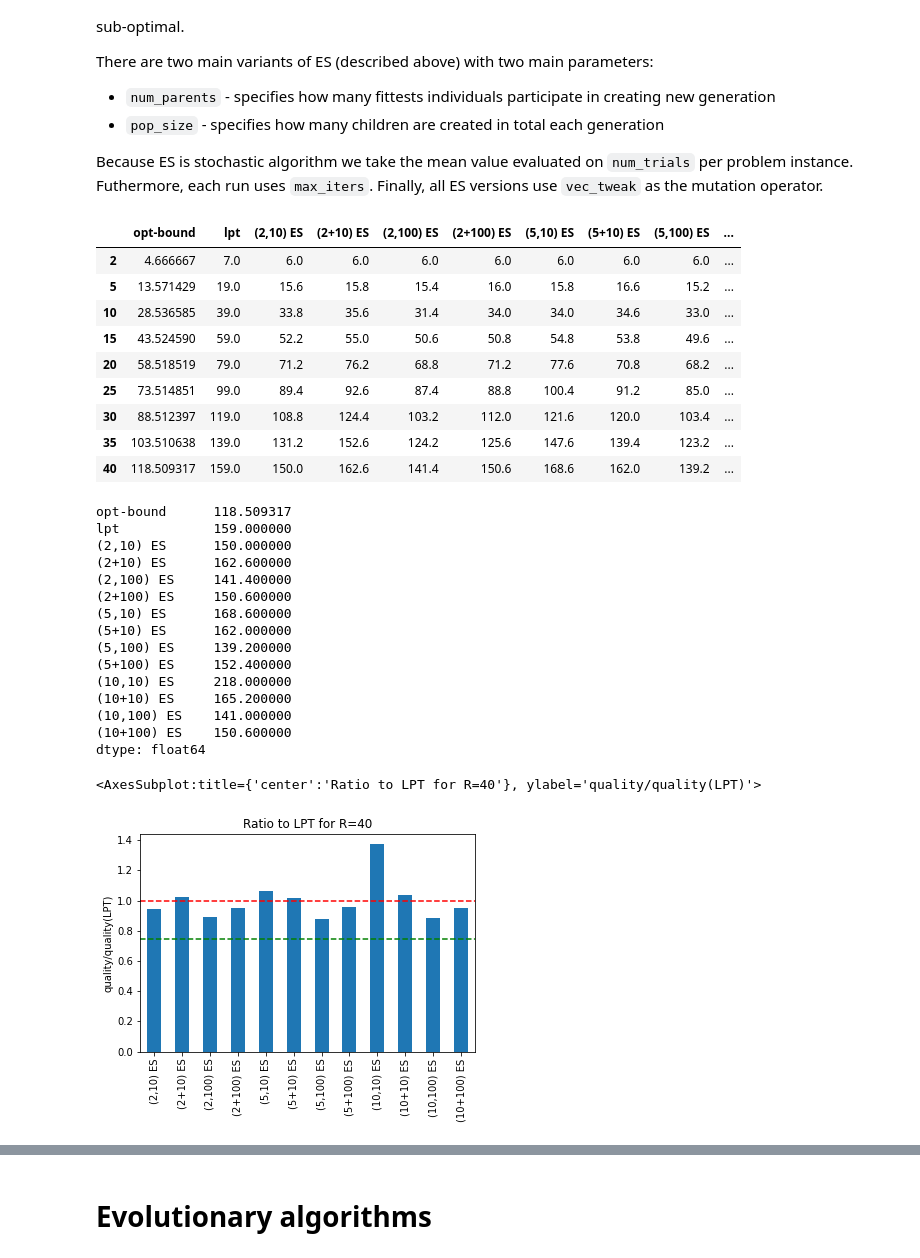
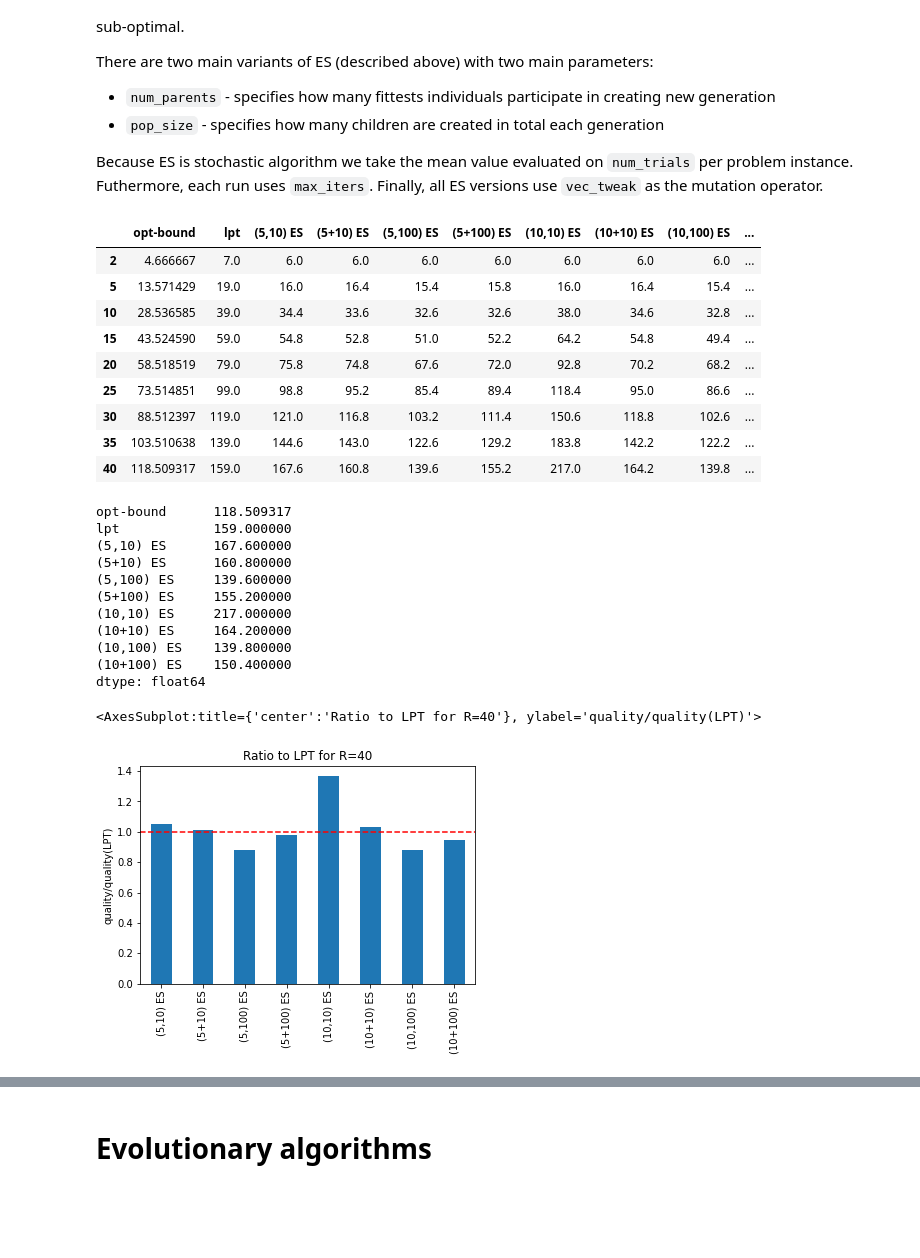
Before and after one commit to matyama/makespan-poc, a Jupyter notebook: notebooks/metaheuristics.ipynb, the cells around one changed output, grey strips where cells are left out. Drawn from its saved outputs; the diff is of its cells as text; code cells hidden in the pictures; blank space fills up the shorter version.

```diff
--- a/notebooks/metaheuristics.ipynb
+++ b/notebooks/metaheuristics.ipynb
@@ -161,7 +161,7 @@ def es_name(par, pop, elitism):
 es_df = pd.DataFrame(
     {
         es_name(num_parents, pop_size, elitism): evaluate_es(num_parents, pop_size, elitism)
-        for num_parents in [2, 5, 10]
+        for num_parents in [5, 10]
         for pop_size in [10, 100]
         for elitism in [False, True]
     },
@@ -170,45 +170,41 @@ es_df = pd.DataFrame(
 es_df = pd.concat([lpt_df, es_df], axis=1)
 es_df
 # %% [output]
-|  | opt-bound | lpt | (2,10) ES | (2+10) ES | (2,100) ES | (2+100) ES | (5,10) ES | (5+10) ES | (5,100) ES | ... |
+|  | opt-bound | lpt | (5,10) ES | (5+10) ES | (5,100) ES | (5+100) ES | (10,10) ES | (10+10) ES | (10,100) ES | ... |
 | 2 | 4.666667 | 7.0 | 6.0 | 6.0 | 6.0 | 6.0 | 6.0 | 6.0 | 6.0 | ... |
-| 5 | 13.571429 | 19.0 | 15.6 | 15.8 | 15.4 | 16.0 | 15.8 | 16.6 | 15.2 | ... |
-| 10 | 28.536585 | 39.0 | 33.8 | 35.6 | 31.4 | 34.0 | 34.0 | 34.6 | 33.0 | ... |
-| 15 | 43.524590 | 59.0 | 52.2 | 55.0 | 50.6 | 50.8 | 54.8 | 53.8 | 49.6 | ... |
-| 20 | 58.518519 | 79.0 | 71.2 | 76.2 | 68.8 | 71.2 | 77.6 | 70.8 | 68.2 | ... |
-| 25 | 73.514851 | 99.0 | 89.4 | 92.6 | 87.4 | 88.8 | 100.4 | 91.2 | 85.0 | ... |
-| 30 | 88.512397 | 119.0 | 108.8 | 124.4 | 103.2 | 112.0 | 121.6 | 120.0 | 103.4 | ... |
-| 35 | 103.510638 | 139.0 | 131.2 | 152.6 | 124.2 | 125.6 | 147.6 | 139.4 | 123.2 | ... |
-| 40 | 118.509317 | 159.0 | 150.0 | 162.6 | 141.4 | 150.6 | 168.6 | 162.0 | 139.2 | ... |
+| 5 | 13.571429 | 19.0 | 16.0 | 16.4 | 15.4 | 15.8 | 16.0 | 16.4 | 15.4 | ... |
+| 10 | 28.536585 | 39.0 | 34.4 | 33.6 | 32.6 | 32.6 | 38.0 | 34.6 | 32.8 | ... |
+| 15 | 43.524590 | 59.0 | 54.8 | 52.8 | 51.0 | 52.2 | 64.2 | 54.8 | 49.4 | ... |
+| 20 | 58.518519 | 79.0 | 75.8 | 74.8 | 67.6 | 72.0 | 92.8 | 70.2 | 68.2 | ... |
+| 25 | 73.514851 | 99.0 | 98.8 | 95.2 | 85.4 | 89.4 | 118.4 | 95.0 | 86.6 | ... |
+| 30 | 88.512397 | 119.0 | 121.0 | 116.8 | 103.2 | 111.4 | 150.6 | 118.8 | 102.6 | ... |
+| 35 | 103.510638 | 139.0 | 144.6 | 143.0 | 122.6 | 129.2 | 183.8 | 142.2 | 122.2 | ... |
+| 40 | 118.509317 | 159.0 | 167.6 | 160.8 | 139.6 | 155.2 | 217.0 | 164.2 | 139.8 | ... |
 # %%
 es_df.max()
 # %% [output]
 opt-bound      118.509317
 lpt            159.000000
-(2,10) ES      150.000000
-(2+10) ES      162.600000
-(2,100) ES     141.400000
-(2+100) ES     150.600000
-(5,10) ES      168.600000
-(5+10) ES      162.000000
-(5,100) ES     139.200000
-(5+100) ES     152.400000
-(10,10) ES     218.000000
-(10+10) ES     165.200000
-(10,100) ES    141.000000
-(10+100) ES    150.600000
+(5,10) ES      167.600000
+(5+10) ES      160.800000
+(5,100) ES     139.600000
+(5+100) ES     155.200000
+(10,10) ES     217.000000
+(10+10) ES     164.200000
+(10,100) ES    139.800000
+(10+100) ES    150.400000
 dtype: float64
 # %%
+es_max_lpt_ratio = es_df - es_df['opt-bound']
 es_max_lpt_ratio = (es_df.loc[40] / es_df.lpt.loc[40])
-opt_ratio = es_max_lpt_ratio['opt-bound']
 es_max_lpt_ratio.drop(['opt-bound', 'lpt'], inplace=True)
+
 ax = es_max_lpt_ratio.plot.bar(ylabel='quality/quality(LPT)', title='Ratio to LPT for R=40')
 ax.axhline(y=1, color='r', linestyle='--')
-ax.axhline(y=opt_ratio, color='g', linestyle='--')
 ax
 # %% [output]
 <AxesSubplot:title={'center':'Ratio to LPT for R=40'}, ylabel='quality/quality(LPT)'>
-[figure, old version]
+[figure, new version]
 # %%
 good_es_df = pd.concat((es_df[c] for c in es_df.columns if all(es_df[c] <= es_df.lpt) and '+' not in c), axis=1)
 good_es_df.plot.line(xlabel='#resources (R)', ylabel='min. makespan (mean for ES)')
```
Also changed, not shown: parts of 10 cells of this notebook, 1 other file.
